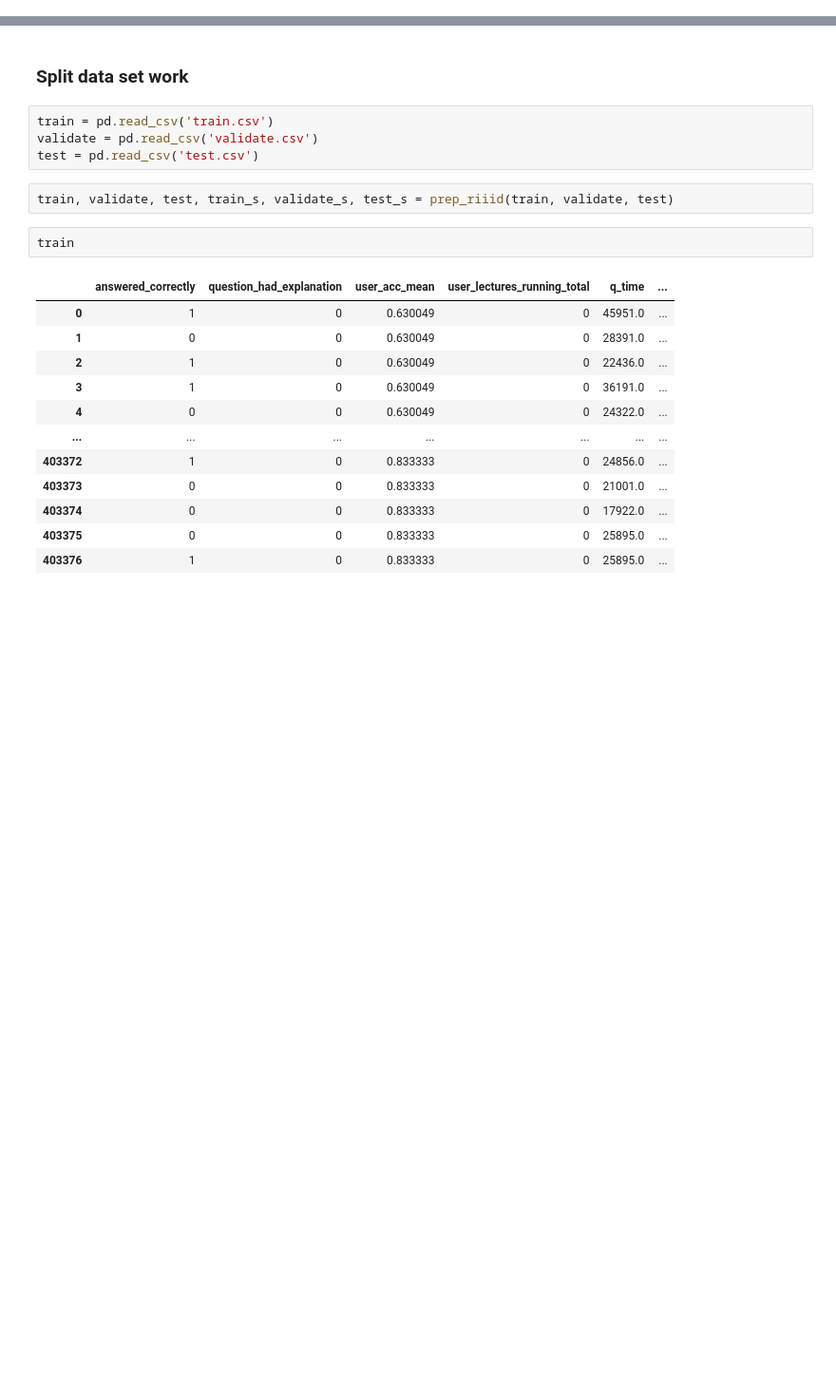
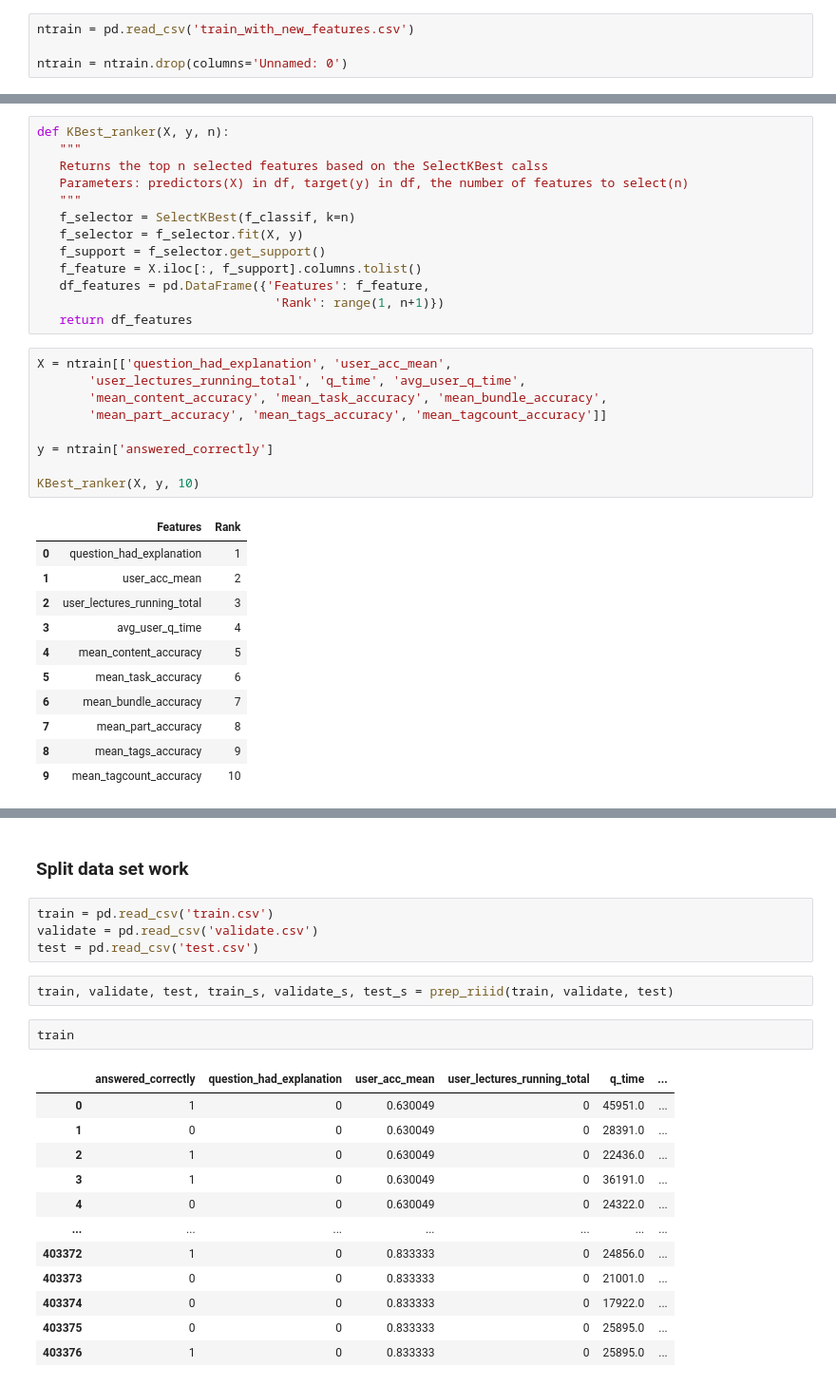
Before and after one commit to Riiid-Team/AI-Learning, a Jupyter notebook: MVP-Davila.ipynb, the cells around one changed output, grey strips where cells are left out. Shown at 95% size. Drawn from its saved outputs; the diff is of its cells as text; blank space fills up the shorter version.

Commit message:
imported new data

```diff
--- a/MVP-Davila.ipynb
+++ b/MVP-Davila.ipynb
@@ -11,0 +13,4 @@ import scipy.stats as stats
+# %%
+ntrain = pd.read_csv('train_with_new_features.csv')
+
+ntrain = ntrain.drop(columns='Unnamed: 0')
@@ -11,0 +25,34 @@ import scipy.stats as stats
+# %%
+def KBest_ranker(X, y, n):
+   """
+   Returns the top n selected features based on the SelectKBest calss
+   Parameters: predictors(X) in df, target(y) in df, the number of features to select(n)
+   """
+   f_selector = SelectKBest(f_classif, k=n)
+   f_selector = f_selector.fit(X, y)
+   f_support = f_selector.get_support()
+   f_feature = X.iloc[:, f_support].columns.tolist()
+   df_features = pd.DataFrame({'Features': f_feature,
+                                'Rank': range(1, n+1)})
+   return df_features
+# %%
+X = ntrain[['question_had_explanation', 'user_acc_mean',
+       'user_lectures_running_total', 'q_time', 'avg_user_q_time',
+       'mean_content_accuracy', 'mean_task_accuracy', 'mean_bundle_accuracy',
+       'mean_part_accuracy', 'mean_tags_accuracy', 'mean_tagcount_accuracy']]
+
+y = ntrain['answered_correctly']
+
+KBest_ranker(X, y, 10)
+# %% [output]
+|  | Features | Rank |
+| 0 | question_had_explanation | 1 |
+| 1 | user_acc_mean | 2 |
+| 2 | user_lectures_running_total | 3 |
+| 3 | avg_user_q_time | 4 |
+| 4 | mean_content_accuracy | 5 |
+| 5 | mean_task_accuracy | 6 |
+| 6 | mean_bundle_accuracy | 7 |
+| 7 | mean_part_accuracy | 8 |
+| 8 | mean_tags_accuracy | 9 |
+| 9 | mean_tagcount_accuracy | 10 |
```
Also changed, not shown: parts of 3 cells of this notebook.
